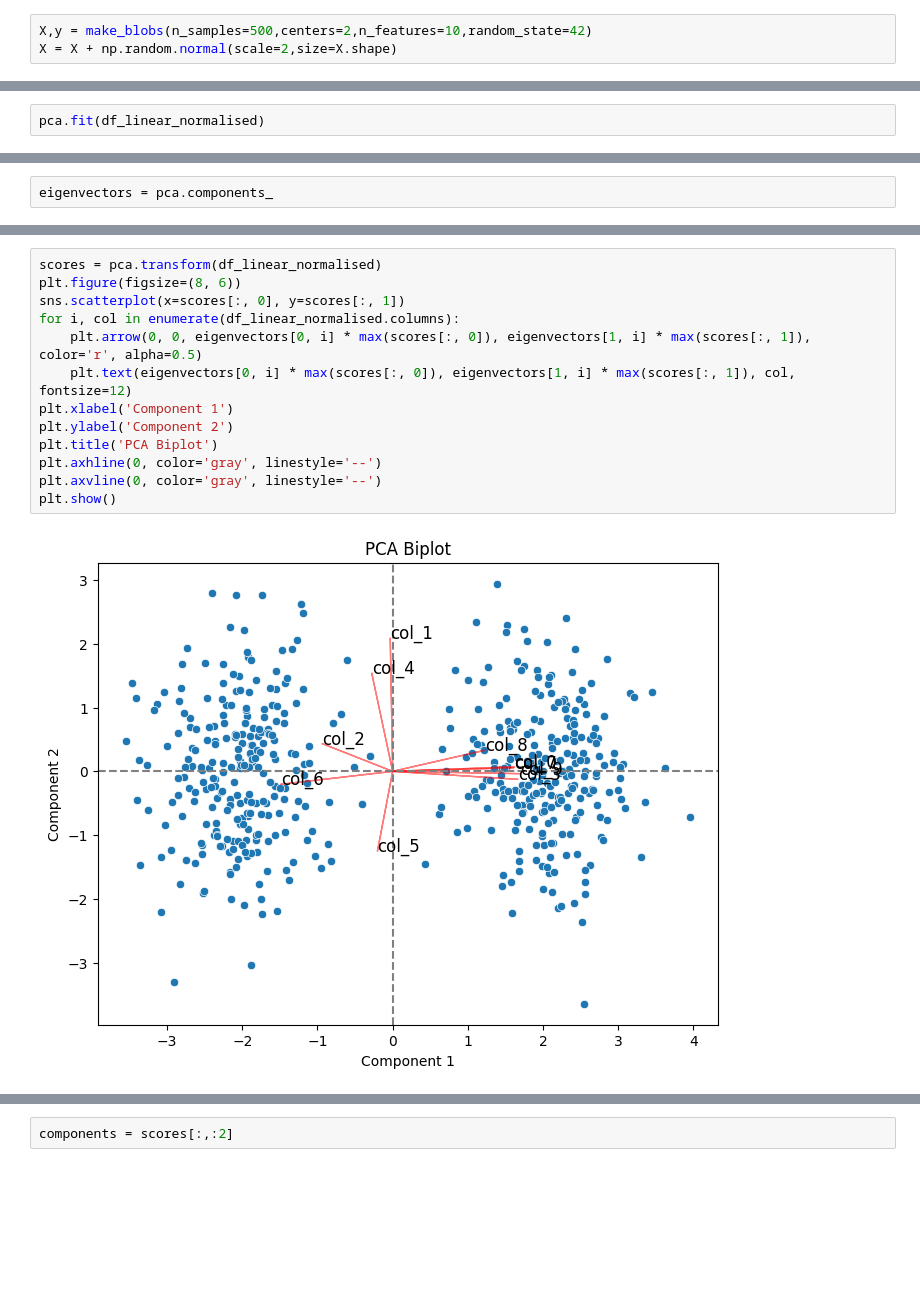
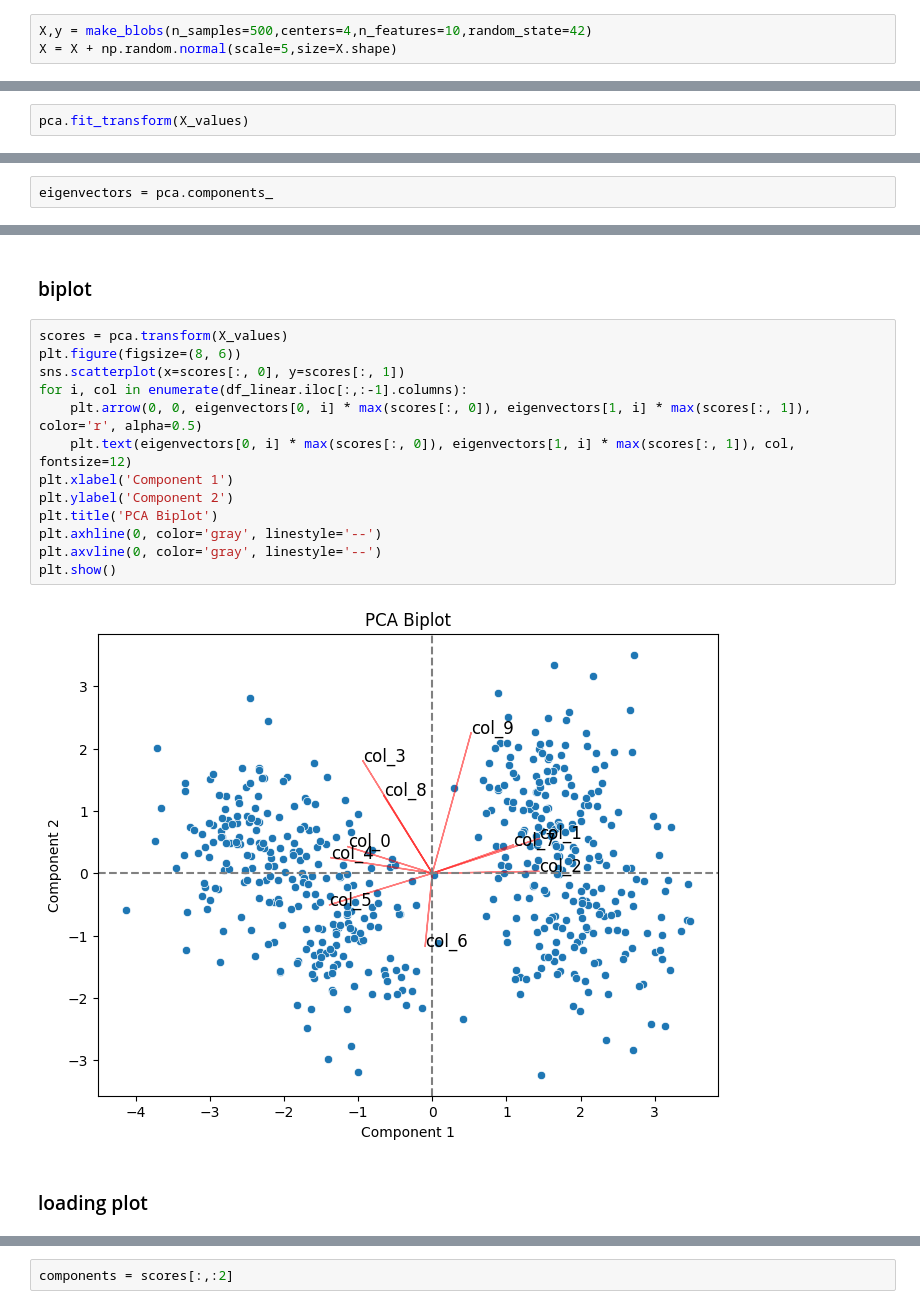
Before and after one commit to depa-tto/Thesis, a Jupyter notebook: attempt_2.ipynb, the cells around one changed output, grey strips where cells are left out. Cells and saved outputs as stored; diff of their text form; blank space fills up the shorter version.

```diff
--- a/attempt_2.ipynb
+++ b/attempt_2.ipynb
@@ -11,8 +11,8 @@ from sklearn.datasets import make_circles
 # %%
 np.random.seed(42)
 # %%
-X,y = make_blobs(n_samples=500,centers=2,n_features=10,random_state=42)
-X = X + np.random.normal(scale=2,size=X.shape)
+X,y = make_blobs(n_samples=500,centers=4,n_features=10,random_state=42)
+X = X + np.random.normal(scale=5,size=X.shape)
 # %%
 plt.scatter(X[:,0],X[:,1],c=y,cmap='summer',alpha=0.7)
 plt.show()
@@ -116,5 +97,3 @@ df_linear_normalised
 from sklearn.decomposition import PCA
 # %%
 pca = PCA()
-# %%
-pca.fit(df_linear_normalised)
@@ -122,0 +100,2 @@ PCA()
+# %%
+pca.fit_transform(X_values)
@@ -144,18 +172,22 @@ plt.show()
+# %% [markdown]
+### biplot
 # %%
-scores = pca.transform(df_linear_normalised)
+scores = pca.transform(X_values)
 plt.figure(figsize=(8, 6))
 sns.scatterplot(x=scores[:, 0], y=scores[:, 1])
-for i, col in enumerate(df_linear_normalised.columns):
+for i, col in enumerate(df_linear.iloc[:,:-1].columns):
     plt.arrow(0, 0, eigenvectors[0, i] * max(scores[:, 0]), eigenvectors[1, i] * max(scores[:, 1]), color='r', alpha=0.5)
     plt.text(eigenvectors[0, i] * max(scores[:, 0]), eigenvectors[1, i] * max(scores[:, 1]), col, fontsize=12)
 plt.xlabel('Component 1')
 plt.ylabel('Component 2')
 plt.title('PCA Biplot')
 plt.axhline(0, color='gray', linestyle='--')
 plt.axvline(0, color='gray', linestyle='--')
 plt.show()
 # %% [output]
-[figure, old version]
+[figure, new version]
+# %% [markdown]
+### loading plot
 # %%
 loadings = pca.components_.T * np.sqrt(pca.explained_variance_)
 plt.figure(figsize=(8, 6))
```
Also changed, not shown: parts of 43 cells of this notebook.
